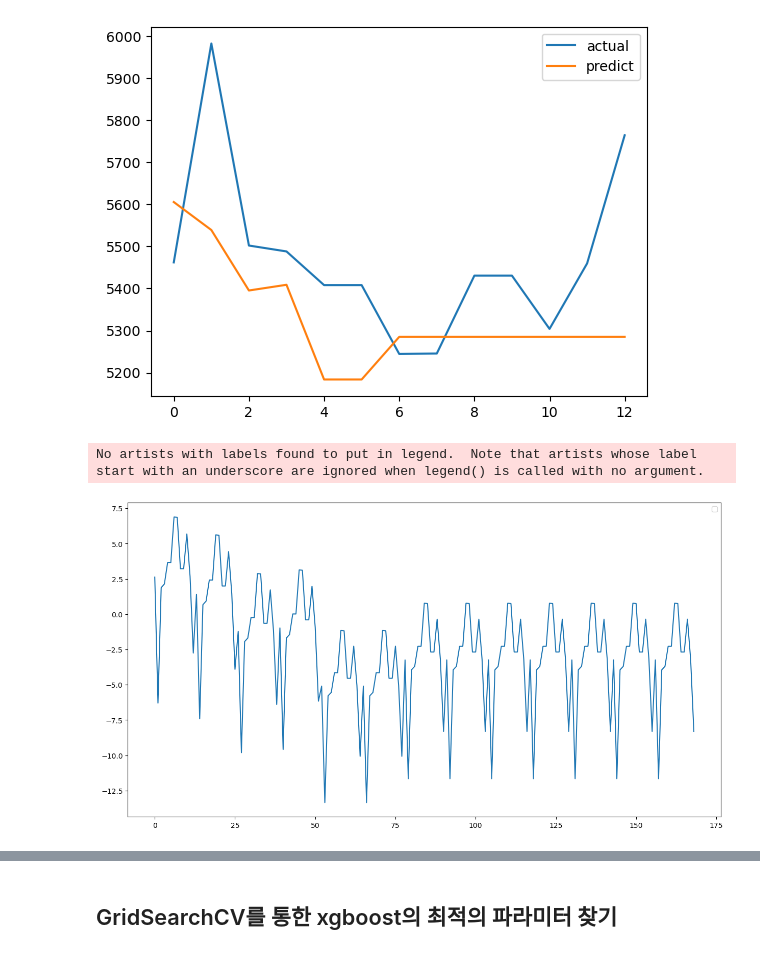
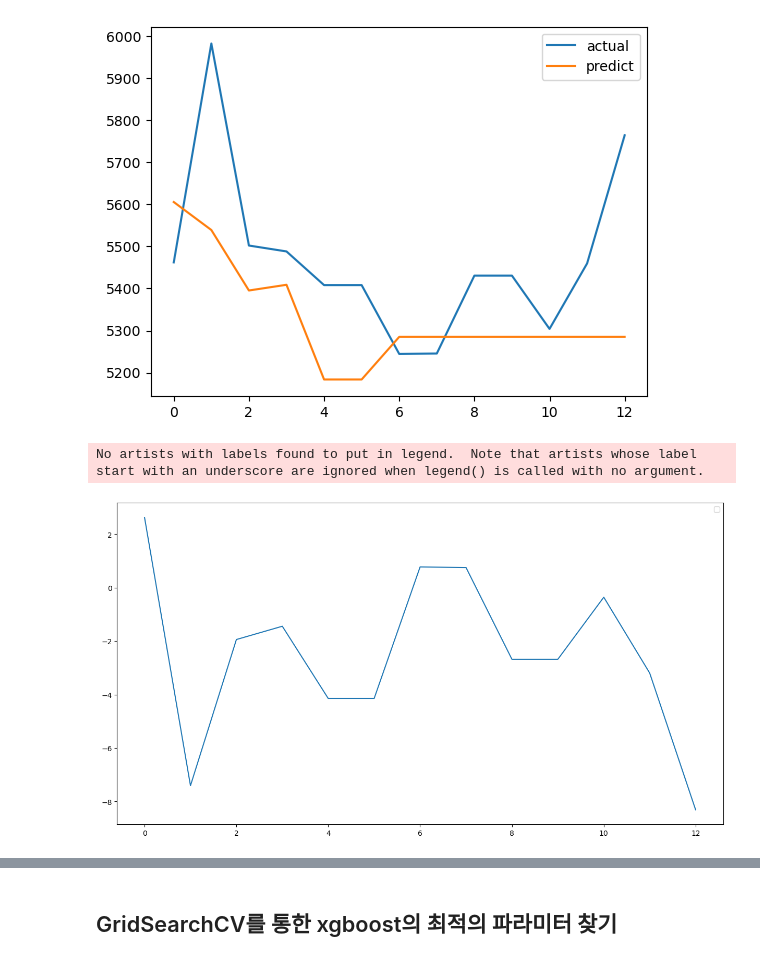
Before and after one commit to Kim-Hyunah/Final_Predict_Agricultural, a Jupyter notebook: model_pred_price_xgb_jinhyeok copy.ipynb, the cells around one changed output, grey strips where cells are left out. Drawn from its saved outputs; the diff is of its cells as text; code cells hidden in the pictures.

```diff
--- a/model_pred_price_xgb_jinhyeok copy.ipynb
+++ b/model_pred_price_xgb_jinhyeok copy.ipynb
@@ -216,5 +150,7 @@ pred_price_list
 # %%
-actual_price = df_price["배추가격"].to_list()
+actual_price = np.array(df_price["배추가격"].to_list()).reshape(-1,1)
+# %%
+predict_price_array = np.array(pred_price_list).reshape(-1,1)
 # %%
 print("r2_score :", r2_score(df_price["배추가격"].to_list(), pred_price_list))
 # %% [output]
@@ -228,12 +164,12 @@ plt.show()
 [figure]
 # %%
 # 오차율
-y_diff = (np.array(pred_price_list)-np.array(actual_price))/np.array(actual_price)*100
+y_diff = ((predict_price_array-actual_price)/actual_price)*100
 fig = plt.figure(figsize=(15,8))
-plt.plot(y_diff.flatten())
+plt.plot(y_diff)
 # plt.plot(target.index[len_y:], 0)
 plt.legend()
 plt.show()
 # %% [output]
 No artists with labels found to put in legend.  Note that artists whose label start with an underscore are ignored when legend() is called with no argument.
-[figure, old version]
+[figure, new version]
```
Also changed, not shown: parts of 22 cells of this notebook.
